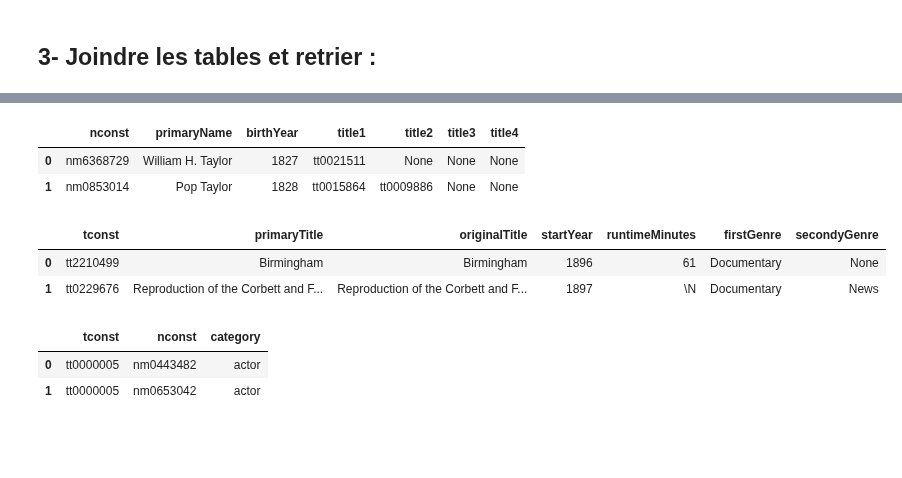
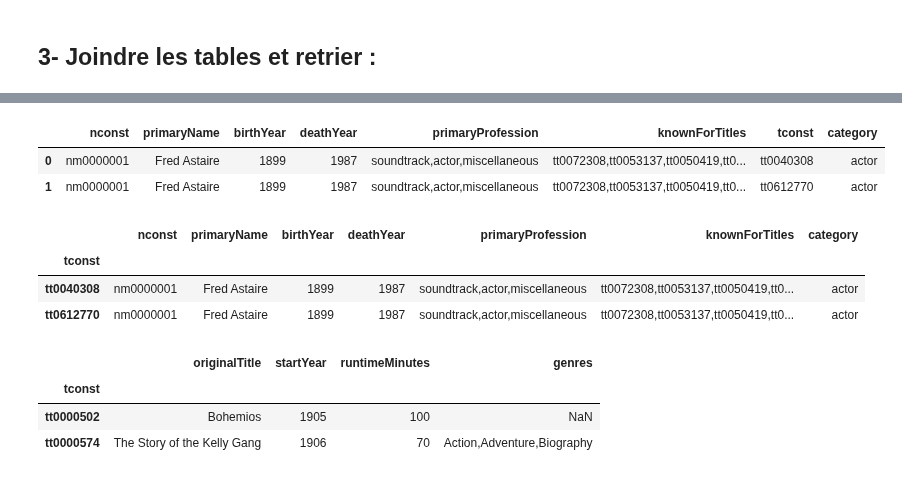
Before and after one commit to CathieLC/Wild_movie_project, a Jupyter notebook: Catherine/Catherine_mean_age_actors.ipynb, the cells around one changed output, grey strips where cells are left out. Cells and saved outputs as stored; diff of their text form; code cells hidden in the pictures; blank space fills up the shorter version.

```diff
--- a/Catherine/Catherine_mean_age_actors.ipynb
+++ b/Catherine/Catherine_mean_age_actors.ipynb
@@ -291,3 +296,9 @@ title.dropna(subset=['tconst'])
 # suppression des colonnes inutiles
 
 title.drop(columns=['ordering','job', 'characters'], inplace=True)
+# %%
+# trie par valeur nconst
+title = title.sort_values('nconst')
+
+#set_index = nconst
+title = title.set_index('nconst')
@@ -295,0 +333,3 @@ title.drop(columns=['ordering','job', 'characters'], inplace=True)
+# %%
+# merge des tables actors et title
+df_actors_title = actors.merge(title , how='inner', on='nconst')
@@ -296,18 +347,22 @@ title.drop(columns=['ordering','job', 'characters'], inplace=True)
+# %%
+#reset index de la table merge
+
+df_actors_title = df_actors_title.reset_index()
 # %%
-actors.head(2)
+#check
+df_actors_title.head(2)
 # %% [output]
-|  | nconst | primaryName | birthYear | title1 | title2 | title3 | title4 |
-| 0 | nm6368729 | William H. Taylor | 1827 | tt0021511 | None | None | None |
-| 1 | nm0853014 | Pop Taylor | 1828 | tt0015864 | tt0009886 | None | None |
+|  | nconst | primaryName | birthYear | deathYear | primaryProfession | knownForTitles | tconst | category |
+| 0 | nm0000001 | Fred Astaire | 1899 | 1987 | soundtrack,actor,miscellaneous | tt0072308,tt0053137,tt0050419,tt0... | tt0040308 | actor |
+| 1 | nm0000001 | Fred Astaire | 1899 | 1987 | soundtrack,actor,miscellaneous | tt0072308,tt0053137,tt0050419,tt0... | tt0612770 | actor |
+# %%
+#set index de la table merge avec la colonne tconst (pour mon prochain merge)
+df_actors_title = df_actors_title.set_index('tconst')
 # %%
-movies.head(2)
+#check
+df_actors_title.head(2)
 # %% [output]
-|  | tconst | primaryTitle | originalTitle | startYear | runtimeMinutes | firstGenre | secondyGenre |
-| 0 | tt2210499 | Birmingham | Birmingham | 1896 | 61 | Documentary | None |
-| 1 | tt0229676 | Reproduction of the Corbett and F... | Reproduction of the Corbett and F... | 1897 | \N | Documentary | News |
+|  | nconst | primaryName | birthYear | deathYear | primaryProfession | knownForTitles | category |
+| tconst |  |  |  |  |  |  |  |
+| tt0040308 | nm0000001 | Fred Astaire | 1899 | 1987 | soundtrack,actor,miscellaneous | tt0072308,tt0053137,tt0050419,tt0... | actor |
+| tt0612770 | nm0000001 | Fred Astaire | 1899 | 1987 | soundtrack,actor,miscellaneous | tt0072308,tt0053137,tt0050419,tt0... | actor |
-# %%
-title.head(2)
-# %% [output]
-|  | tconst | nconst | category |
-| 0 | tt0000005 | nm0443482 | actor |
-| 1 | tt0000005 | nm0653042 | actor |
@@ -315,0 +369,8 @@ title.head(2)
+# %%
+# Table  movies
+movies.head(2)
+# %% [output]
+|  | originalTitle | startYear | runtimeMinutes | genres |
+| tconst |  |  |  |  |
+| tt0000502 | Bohemios | 1905 | 100 | NaN |
+| tt0000574 | The Story of the Kelly Gang | 1906 | 70 | Action,Adventure,Biography |
```
Also changed, not shown: parts of 51 cells of this notebook.
